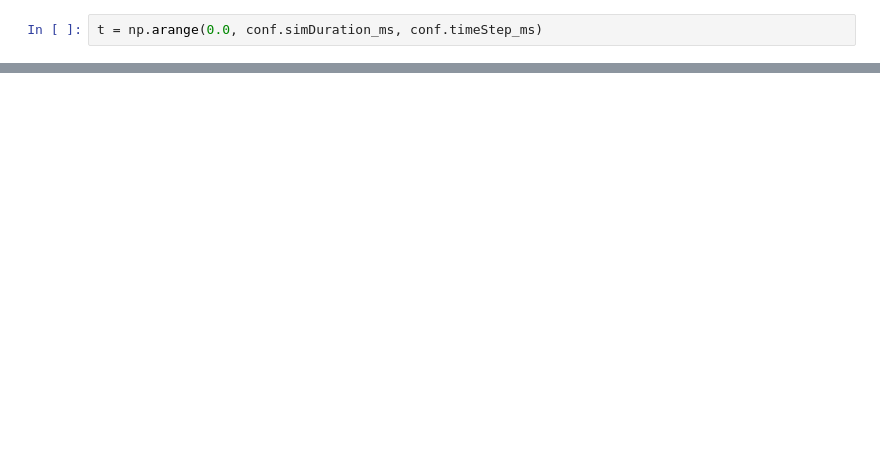
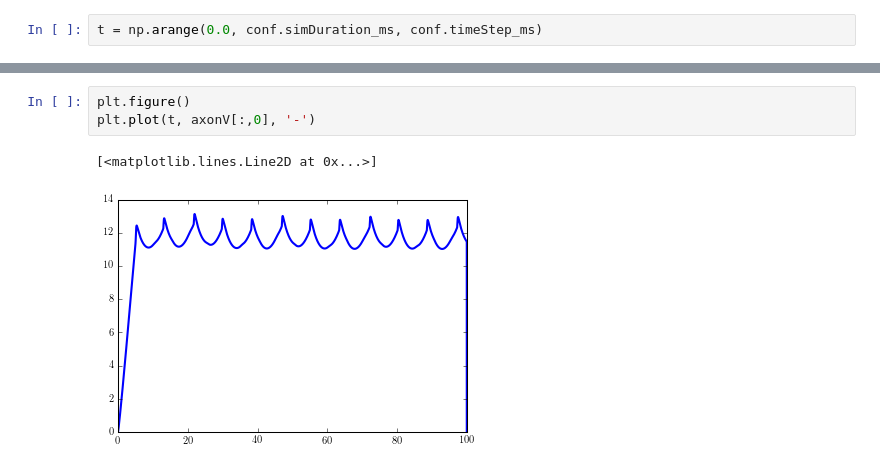
Before and after one commit to rnwatanabe/projectPR, a Jupyter notebook: ExampleNotebooks/MNPoolWithNodeAxonsAnsDescendingCommand.ipynb, the cells around one changed output, grey strips where cells are left out. Saved outputs shown, nothing was run; the diff lists cells and outputs as text; blank space fills up the shorter version.

```diff
--- a/ExampleNotebooks/MNPoolWithNodeAxonsAnsDescendingCommand.ipynb
+++ b/ExampleNotebooks/MNPoolWithNodeAxonsAnsDescendingCommand.ipynb
@@ -61,0 +76,6 @@ plt.plot(pools[0].poolSomaSpikes[:, 0],
+# %%
+plt.figure()
+plt.plot(t, axonV[:,0], '-')
+# %% [output]
+[<matplotlib.lines.Line2D at 0x...>]
+[figure, added]
```
Also changed, not shown: parts of 13 cells of this notebook, 24 other files.
